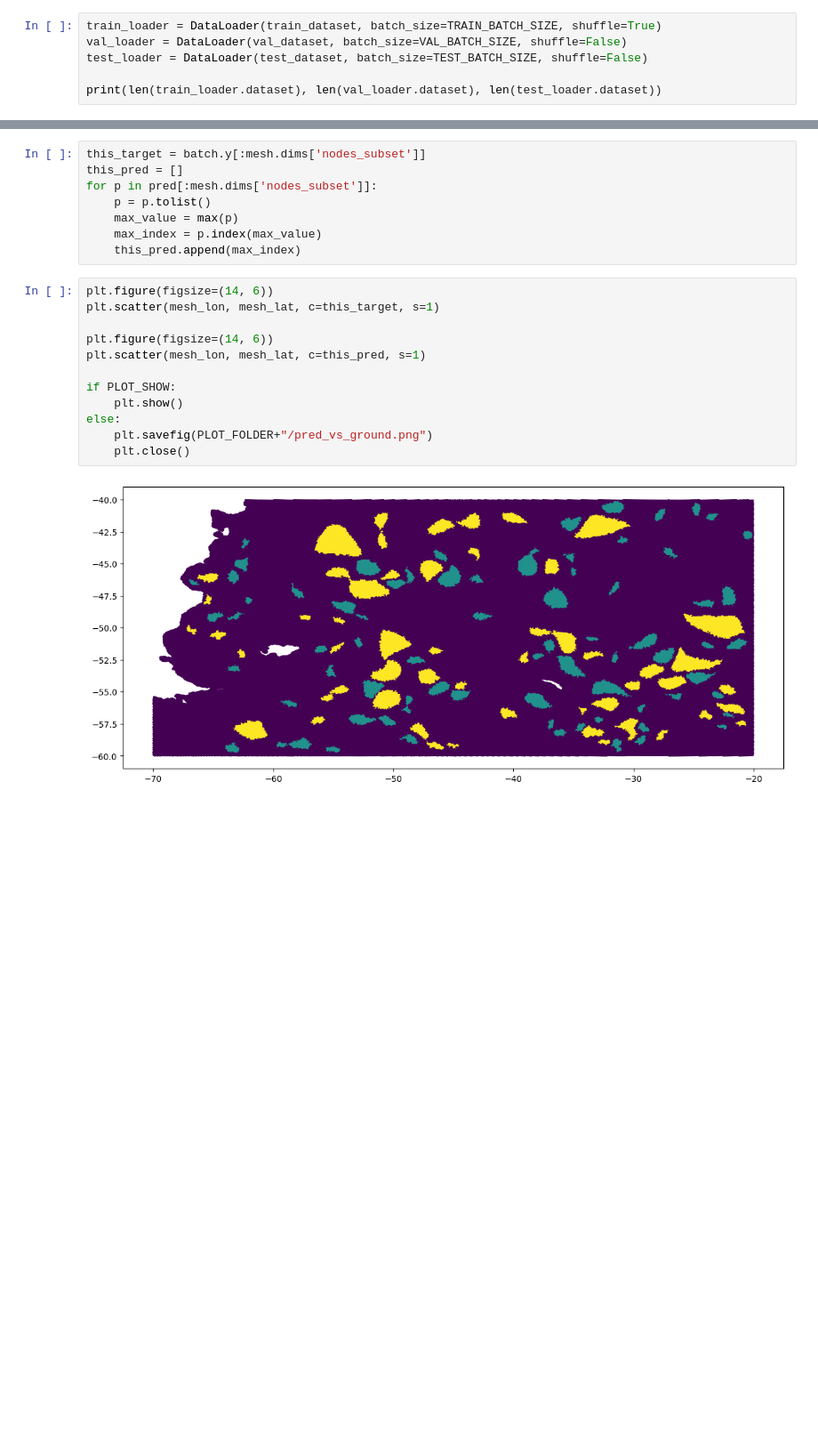
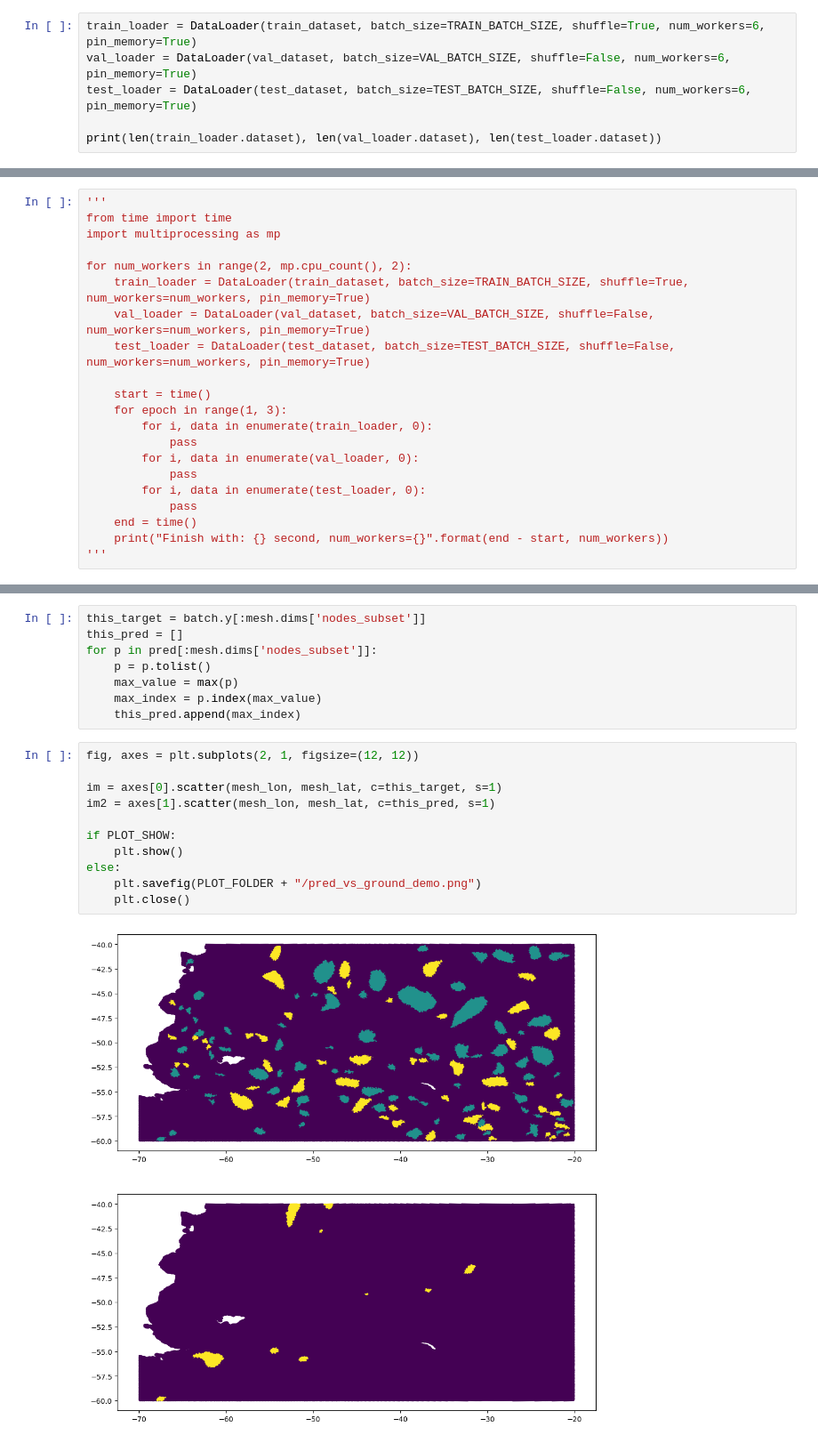
Before and after one commit to HPCI-Lab/eddiesML, a Jupyter notebook: src/pipeline_demo.ipynb, the cells around one changed output, grey strips where cells are left out. Shown at 89% size. Cells and saved outputs as stored; diff of their text form; blank space fills up the shorter version.

```diff
--- a/src/pipeline_demo.ipynb
+++ b/src/pipeline_demo.ipynb
@@ -115,9 +129,9 @@ if dummy_graph.is_directed():
 # %% [markdown]
 ### Train-validation-test split
 # %%
-train_loader = DataLoader(train_dataset, batch_size=TRAIN_BATCH_SIZE, shuffle=True)
-val_loader = DataLoader(val_dataset, batch_size=VAL_BATCH_SIZE, shuffle=False)
-test_loader = DataLoader(test_dataset, batch_size=TEST_BATCH_SIZE, shuffle=False)
+train_loader = DataLoader(train_dataset, batch_size=TRAIN_BATCH_SIZE, shuffle=True, num_workers=6, pin_memory=True)
+val_loader = DataLoader(val_dataset, batch_size=VAL_BATCH_SIZE, shuffle=False, num_workers=6, pin_memory=True)
+test_loader = DataLoader(test_dataset, batch_size=TEST_BATCH_SIZE, shuffle=False, num_workers=6, pin_memory=True)
 
 print(len(train_loader.dataset), len(val_loader.dataset), len(test_loader.dataset))
 # %% [output]
@@ -235,0 +259,21 @@ time_func.stop_time(TIMESTAMP, "Computation before training finished!")
+# %%
+'''
+from time import time
+import multiprocessing as mp
+
+for num_workers in range(2, mp.cpu_count(), 2):
+    train_loader = DataLoader(train_dataset, batch_size=TRAIN_BATCH_SIZE, shuffle=True, num_workers=num_workers, pin_memory=True)
+    val_loader = DataLoader(val_dataset, batch_size=VAL_BATCH_SIZE, shuffle=False, num_workers=num_workers, pin_memory=True)
+    test_loader = DataLoader(test_dataset, batch_size=TEST_BATCH_SIZE, shuffle=False, num_workers=num_workers, pin_memory=True)
+
+    start = time()
+    for epoch in range(1, 3):
+        for i, data in enumerate(train_loader, 0):
+            pass
+        for i, data in enumerate(val_loader, 0):
+            pass
+        for i, data in enumerate(test_loader, 0):
+            pass
+    end = time()
+    print("Finish with: {} second, num_workers={}".format(end - start, num_workers))
+'''
@@ -315,16 +361,15 @@ for p in pred[:mesh.dims['nodes_subset']]:
     max_index = p.index(max_value)
     this_pred.append(max_index)
 # %%
-plt.figure(figsize=(14, 6))
-plt.scatter(mesh_lon, mesh_lat, c=this_target, s=1)
+fig, axes = plt.subplots(2, 1, figsize=(12, 12))
 
-plt.figure(figsize=(14, 6))
-plt.scatter(mesh_lon, mesh_lat, c=this_pred, s=1)
+im = axes[0].scatter(mesh_lon, mesh_lat, c=this_target, s=1)
+im2 = axes[1].scatter(mesh_lon, mesh_lat, c=this_pred, s=1)
 
 if PLOT_SHOW:
     plt.show()
 else:
-    plt.savefig(PLOT_FOLDER+"/pred_vs_ground.png")
+    plt.savefig(PLOT_FOLDER + "/pred_vs_ground_demo.png")
     plt.close()
 # %% [output]
-[figure, old version]
+[figure, new version]
```
Also changed, not shown: parts of 20 cells of this notebook, 2 other files.
